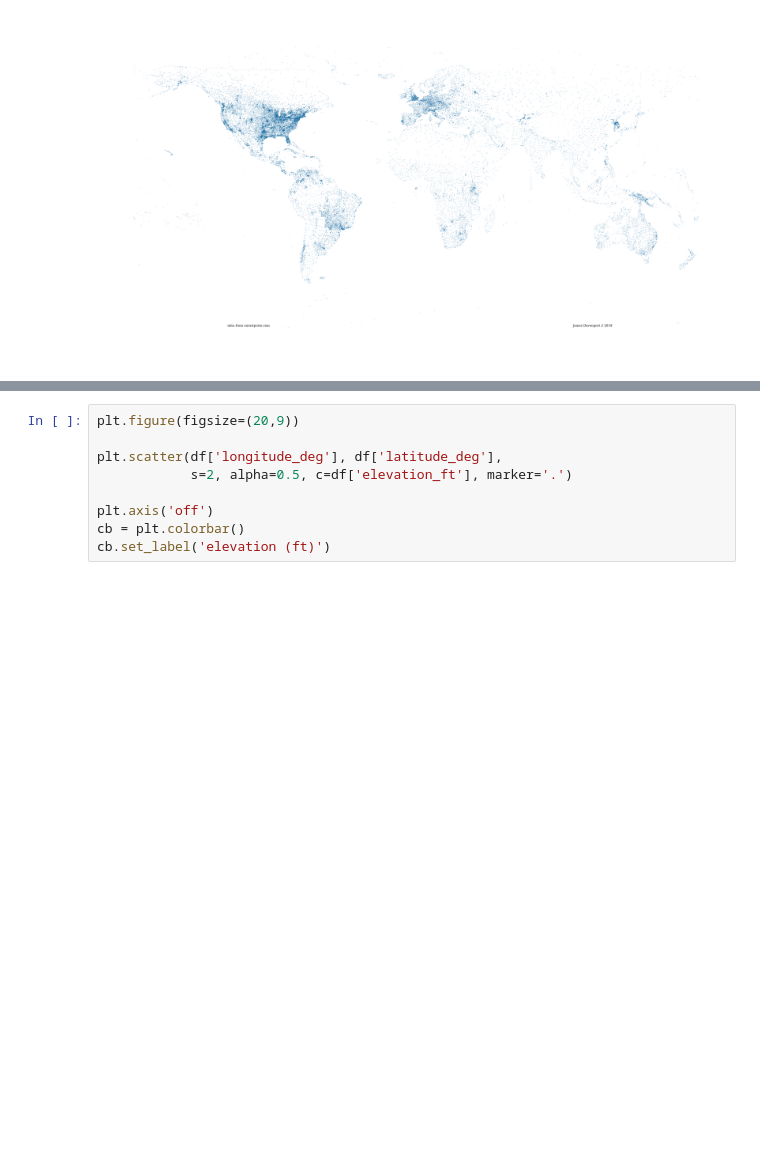
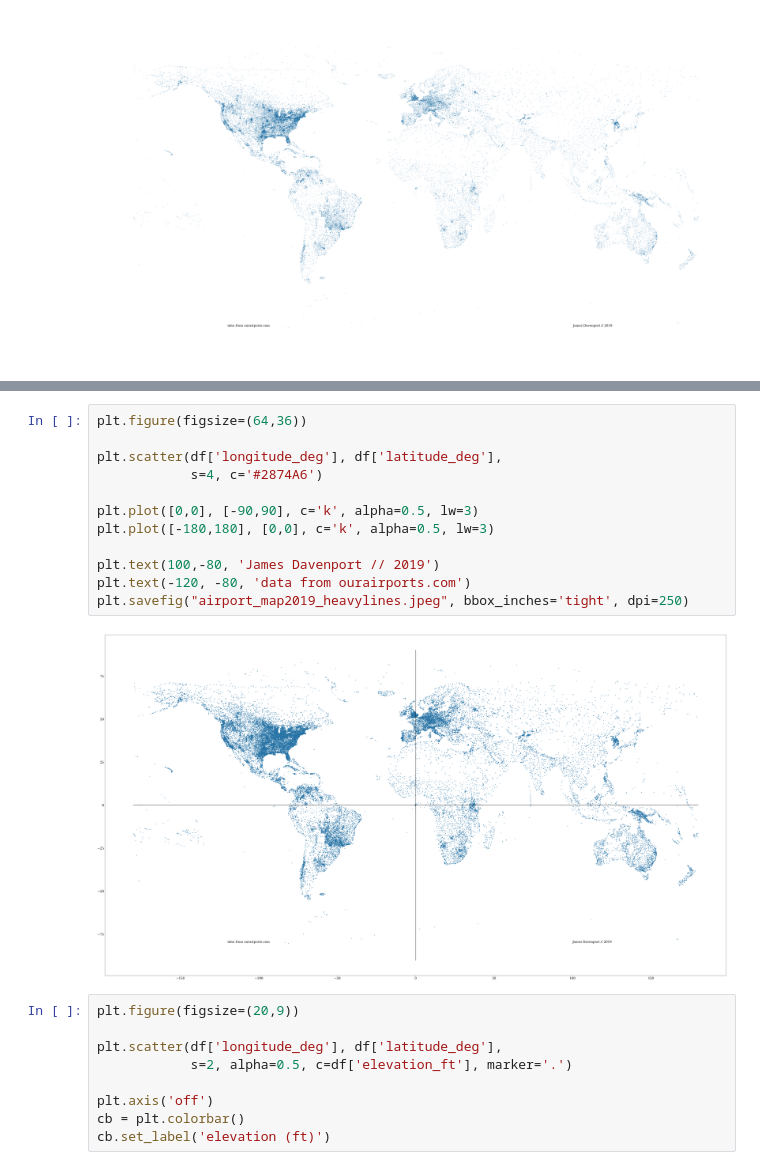
Before and after one commit to jradavenport/airports_2019, a Jupyter notebook: airport_map.ipynb, the cells around one changed output, grey strips where cells are left out. Cells and saved outputs as stored; diff of their text form; blank space fills up the shorter version.

```diff
--- a/airport_map.ipynb
+++ b/airport_map.ipynb
@@ -64,3 +77,17 @@ plt.savefig("airport_map2019.jpeg", bbox_inches='tight', dpi=250)
+# %%
+plt.figure(figsize=(64,36))
+
+plt.scatter(df['longitude_deg'], df['latitude_deg'],
+            s=4, c='#2874A6')
+
+plt.plot([0,0], [-90,90], c='k', alpha=0.5, lw=3)
+plt.plot([-180,180], [0,0], c='k', alpha=0.5, lw=3)
+
+plt.text(100,-80, 'James Davenport // 2019')
+plt.text(-120, -80, 'data from ourairports.com')
+plt.savefig("airport_map2019_heavylines.jpeg", bbox_inches='tight', dpi=250)
+# %% [output]
+[figure, added]
 # %%
 plt.figure(figsize=(20,9))
 
```
Also changed, not shown: parts of 1 cell of this notebook.
